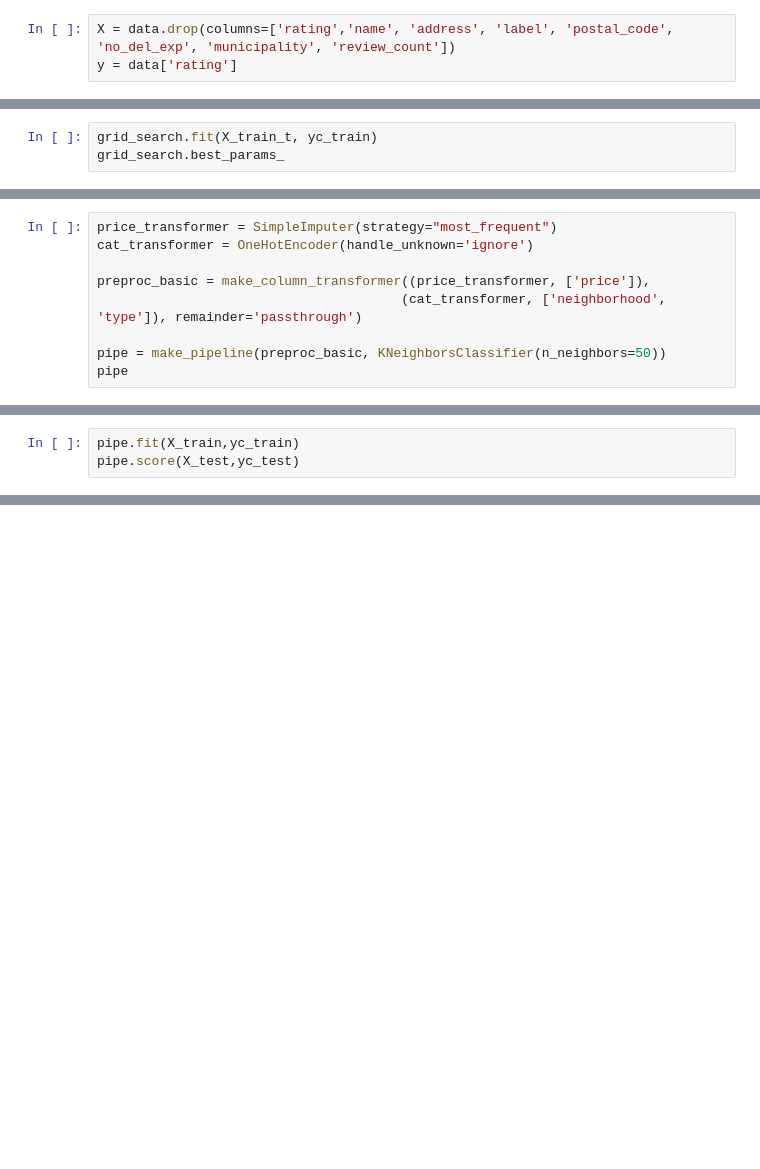
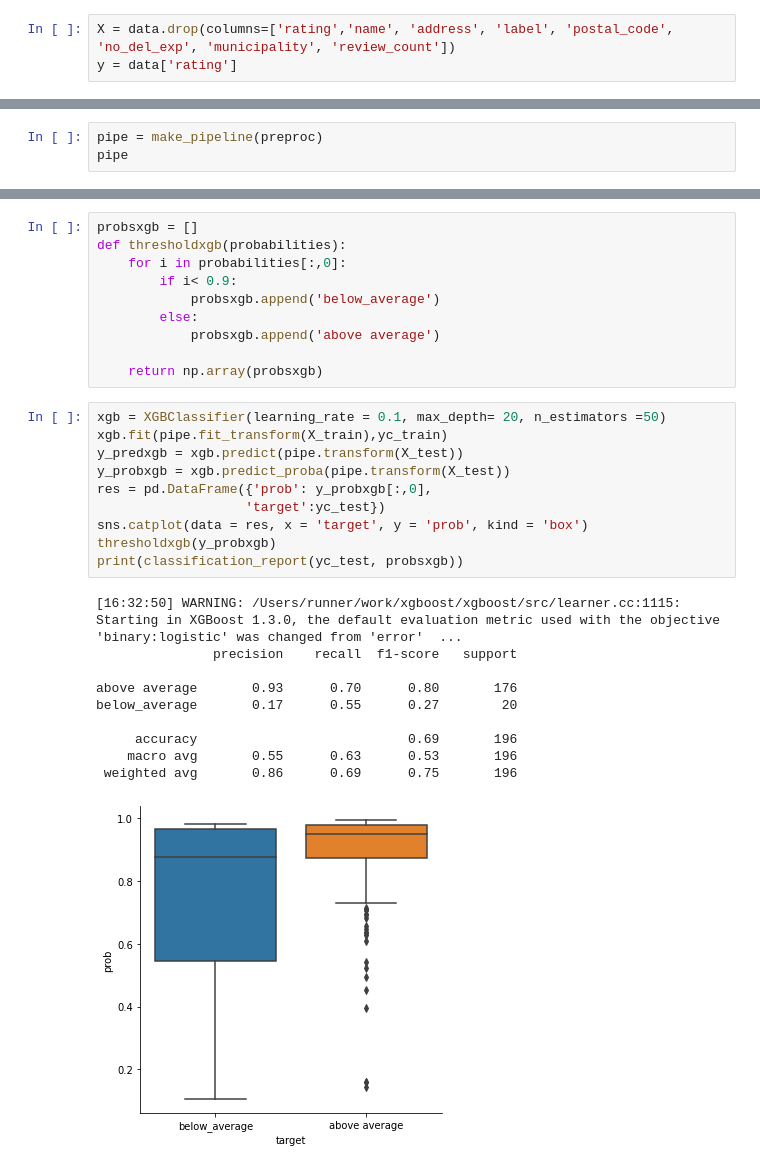
Before and after one commit to MalouO/small_business, a Jupyter notebook: notebooks/M- Classification.ipynb, the cells around one changed output, grey strips where cells are left out. Cells and saved outputs as stored; diff of their text form; blank space fills up the shorter version.

Commit message:
classification model

```diff
--- a/notebooks/M- Classification.ipynb
+++ b/notebooks/M- Classification.ipynb
@@ -72,3 +120,0 @@ best
-# %%
-grid_search.fit(X_train_t, yc_train)
-grid_search.best_params_
@@ -77,10 +132,4 @@ grid_search.best_params_
 # %%
-price_transformer = SimpleImputer(strategy="most_frequent")
-cat_transformer = OneHotEncoder(handle_unknown='ignore')
-
-preproc_basic = make_column_transformer((price_transformer, ['price']),
-                                       (cat_transformer, ['neighborhood', 'type']), remainder='passthrough')
-
-pipe = make_pipeline(preproc_basic, KNeighborsClassifier(n_neighbors=50))
+pipe = make_pipeline(preproc)
 pipe
 # %% [output]
@@ -96,3 +145,0 @@ Pipeline(steps=[('columntransformer',
-# %%
-pipe.fit(X_train,yc_train)
-pipe.score(X_test,yc_test)
@@ -121,0 +167,31 @@ array(['3_q', '3_q', '3_q', '3_q', '3_q', '3_q', 'below_avg', '3_q',
+# %%
+probsxgb = []
+def thresholdxgb(probabilities):
+    for i in probabilities[:,0]:
+        if i< 0.9:
+            probsxgb.append('below_average')
+        else:
+            probsxgb.append('above average')
+
+    return np.array(probsxgb)
+# %%
+xgb = XGBClassifier(learning_rate = 0.1, max_depth= 20, n_estimators =50)
+xgb.fit(pipe.fit_transform(X_train),yc_train)
+y_predxgb = xgb.predict(pipe.transform(X_test))
+y_probxgb = xgb.predict_proba(pipe.transform(X_test))
+res = pd.DataFrame({'prob': y_probxgb[:,0],
+                   'target':yc_test})
+sns.catplot(data = res, x = 'target', y = 'prob', kind = 'box')
+thresholdxgb(y_probxgb)
+print(classification_report(yc_test, probsxgb))
+# %% [output]
+[16:32:50] WARNING: /Users/runner/work/xgboost/xgboost/src/learner.cc:1115: Starting in XGBoost 1.3.0, the default evaluation metric used with the objective 'binary:logistic' was changed from 'error'  ...
+               precision    recall  f1-score   support
+
+above average       0.93      0.70      0.80       176
+below_average       0.17      0.55      0.27        20
+
+     accuracy                           0.69       196
+    macro avg       0.55      0.63      0.53       196
+ weighted avg       0.86      0.69      0.75       196
+[figure, added]
```
Also changed, not shown: parts of 24 cells of this notebook, 3 other files.
